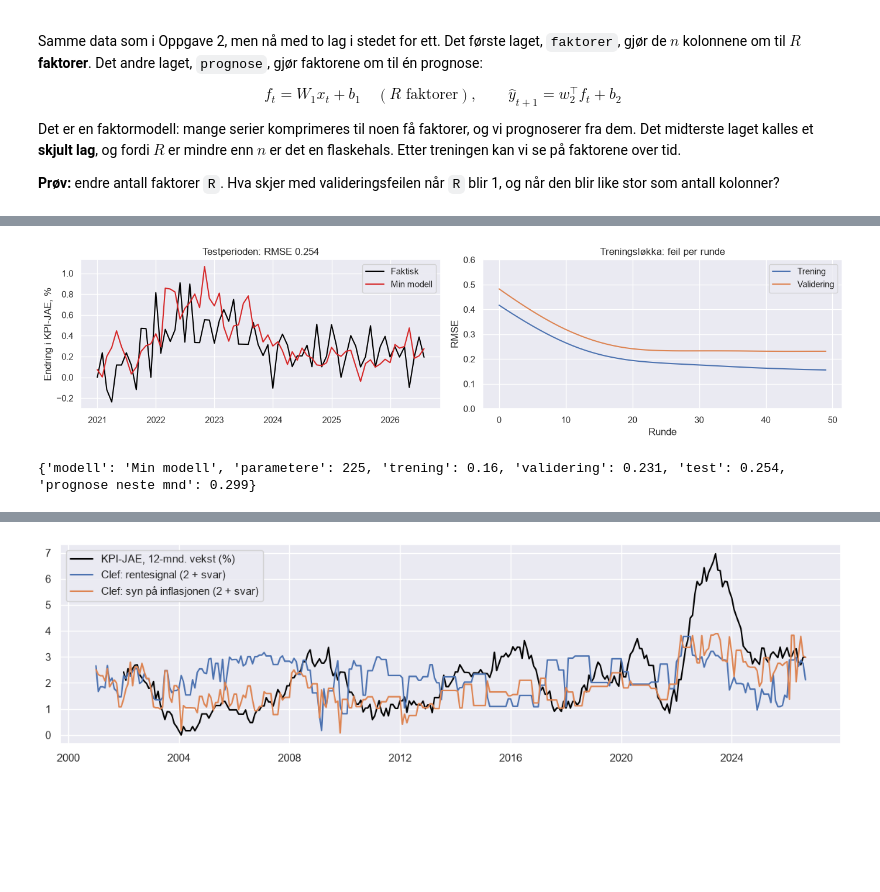
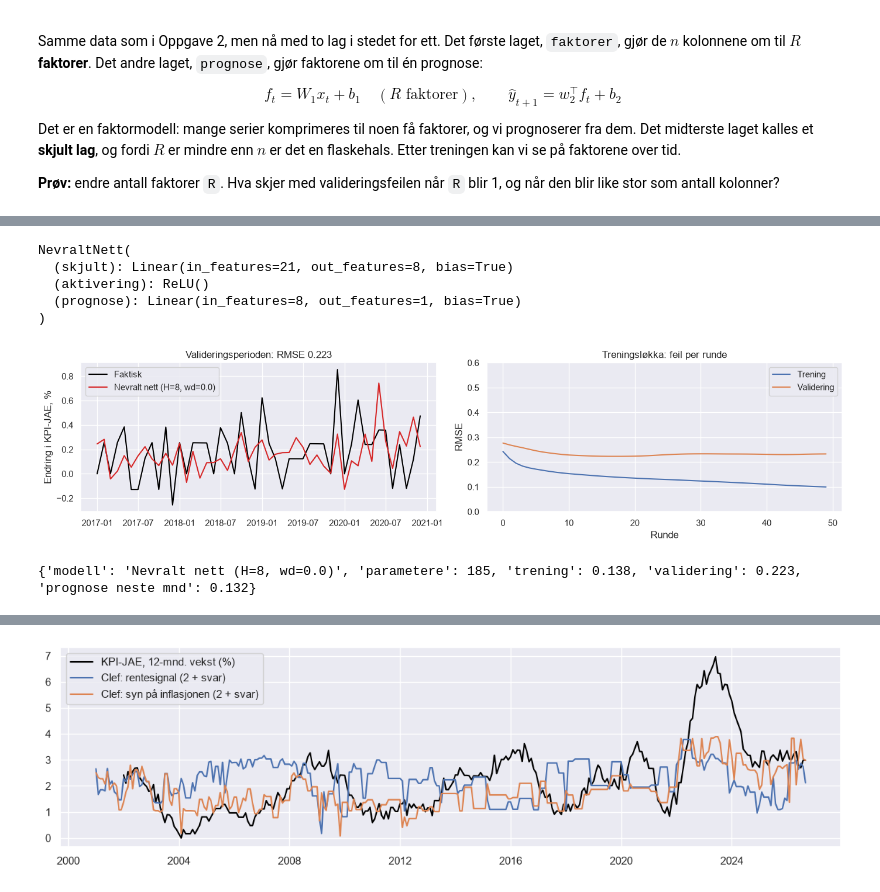
Before and after one commit to simeneide/how-to-train-your-ai, a Jupyter notebook: workshop.ipynb, the cells around one changed output, grey strips where cells are left out. Drawn from its saved outputs; the diff is of its cells as text; code cells hidden in the pictures; blank space fills up the shorter version.

Commit message:
Rename to norgesbank-workshop, hide the test period until the end, and add Oppgave 4 (ReLU) and the restructured speech task

```diff
--- a/workshop.ipynb
+++ b/workshop.ipynb
@@ -66,6 +66,6 @@ from torch import nn
 
 sns.set_theme()  # samme lyse stil på alle grafene
 plt.rcParams["savefig.facecolor"] = "white"  # hvit bakgrunn også i mørkt tema (VS Code)
-DATA = "https://raw.githubusercontent.com/simeneide/how-to-train-your-ai/main/data/forTecDay.xlsx"
+DATA = "https://raw.githubusercontent.com/simeneide/norgesbank-workshop/main/data/forTecDay.xlsx"
 # %% [markdown]
 ## Steg 1: Data
@@ -335,21 +335,23 @@ def evaluate(
     X_test: pd.DataFrame,
     y_test: pd.Series,
     hist: dict | None = None,
+    evaluate_test: bool = False,  # testperioden ser vi først på helt til slutt
 ) -> None:
-    """RMSE i hver periode, en graf av prognosene i testperioden, og en rad på ledertavla."""
+    """RMSE i hver periode, en graf av prognosene i valideringsperioden (eller testperioden), og en rad på ledertavla."""
     res = {"modell": name, "parametere": sum(p.numel() for p in model.parameters())}
     with torch.no_grad():
         for part, x, yt in [("trening", X_train, y_train), ("validering", X_val, y_val), ("test", X_test, y_test)]:
             res[part] = ((model(tensor(x)).squeeze(-1) - tensor(yt)) ** 2).mean().item() ** 0.5
         res["prognose neste mnd"] = model(tensor(Z[X_test.columns].iloc[[-1]])).item()  # siste kjente måned
-        p = model(tensor(X_test)).squeeze(-1).numpy()
+        periode, X_vis, y_vis = ("test", X_test, y_test) if evaluate_test else ("validering", X_val, y_val)
+        p = model(tensor(X_vis)).squeeze(-1).numpy()
     LEADERBOARD.append(res)
     _, axes = plt.subplots(1, 2 if hist else 1, figsize=(14 if hist else 9, 3.6))
     ax = axes[0] if hist else axes
-    t = y_test.index.to_timestamp()
-    ax.plot(t, y_test.values, color="black", label="Faktisk")
+    t = y_vis.index.to_timestamp()
+    ax.plot(t, y_vis.values, color="black", label="Faktisk")
     ax.plot(t, p, color="tab:red", label=name)
-    ax.set_title(f"Testperioden: RMSE {res['test']:.3f}")
+    ax.set_title(f"{periode.capitalize()}sperioden: RMSE {res[periode]:.3f}")
     ax.set_ylabel("Endring i KPI-JAE, %")
     ax.legend()
     if hist:
@@ -362,12 +364,14 @@ def evaluate(
         axes[1].legend()
     plt.tight_layout()
     plt.show()
-    print({k: round(v, 3) if isinstance(v, float) else v for k, v in res.items()})
+    print({k: round(v, 3) if isinstance(v, float) else v for k, v in res.items() if evaluate_test or k != "test"})
 
 
-def leaderboard() -> pd.DataFrame:
+def leaderboard(evaluate_test: bool = False) -> pd.DataFrame:
+    """Alle modellene, sortert etter valideringsfeil. Testfeilen vises bare med evaluate_test=True."""
     return (
         pd.DataFrame(LEADERBOARD)
+        .drop(columns=[] if evaluate_test else ["test"])
         .drop_duplicates("modell", keep="last")
         .sort_values("validering")
         .round(3)
@@ -615,24 +623,47 @@ Idéer: færre eller flere lag, bare noen av gruppene, kortere historikk (`p_tar
 # %%
-NAVN = "Min modell"  # @param {type:"string"}
+# 1. Data: samme kolonner som i Oppgave 2 og 3
+X_train, y_train, X_val, y_val, X_test, y_test = datasett(cols_var)
 
-# 1. Data
-cols_mine = kolonner({"KPI-JAE": 6, "kronekurs": 3, "importpriser": 3})
-X_train, y_train, X_val, y_val, X_test, y_test = datasett(cols_mine)
+# 2. Modell: som faktormodellen, men med ReLU mellom lagene
+H = 8  # @param {type:"slider", min:1, max:64, step:1}
 
-# 2. Modell: nn.Sequential er en klasse der forward sender x gjennom lagene i rekkefølge
-model_mine = nn.Sequential(
-    nn.Linear(len(cols_mine), 16),
-    nn.ReLU(),
-    nn.Linear(16, 1),
-)
+
+class NevraltNett(nn.Module):
+    def __init__(self, n_kolonner: int, H: int):
+        super().__init__()
+        self.skjult = nn.Linear(n_kolonner, H)  # n kolonner -> H skjulte noder
+        self.aktivering = nn.ReLU()  # max(0, z): det som gjør modellen ikke-lineær
+        self.prognose = nn.Linear(H, 1)  # H skjulte noder -> prognose
+
+    def forward(self, x):
+        h = self.aktivering(self.skjult(x))
+        return self.prognose(h)
+
+
+model_nn = NevraltNett(len(cols_var), H)
+# Samme modell med nn.Sequential:
+# model_nn = nn.Sequential(nn.Linear(len(cols_var), H), nn.ReLU(), nn.Linear(H, 1))
+print(model_nn)
+
 # 3. Trening
-model_mine, hist = train(model_mine, X_train, y_train, X_val, y_val, lr=0.003, weight_decay=0.3)
+WEIGHT_DECAY_4 = 0.0  # @param [0.0, 0.01, 0.1, 0.3, 1.0, 3.0] {type:"raw"}
+model_nn, hist = train(model_nn, X_train, y_train, X_val, y_val, lr=0.01, weight_decay=WEIGHT_DECAY_4)
 
 # 4. Beslutning
-evaluate(NAVN, model_mine, X_train, y_train, X_val, y_val, X_test, y_test, hist)
+evaluate(
+    f"Nevralt nett (H={H}, wd={WEIGHT_DECAY_4})",
+    model_nn,
+    X_train, y_train, X_val, y_val, X_test, y_test,
+    hist,
+)
 # %% [output]
+NevraltNett(
+  (skjult): Linear(in_features=21, out_features=8, bias=True)
+  (aktivering): ReLU()
+  (prognose): Linear(in_features=8, out_features=1, bias=True)
+)
-[figure, old version]
+[figure, new version]
-{'modell': 'Min modell', 'parametere': 225, 'trening': 0.16, 'validering': 0.231, 'test': 0.254, 'prognose neste mnd': 0.299}
+{'modell': 'Nevralt nett (H=8, wd=0.0)', 'parametere': 185, 'trening': 0.138, 'validering': 0.223, 'prognose neste mnd': 0.132}
 # %% [markdown]
 ## Oppgave 5: tekst som data
 
```
Also changed, not shown: parts of 19 cells of this notebook, 4 other files.
